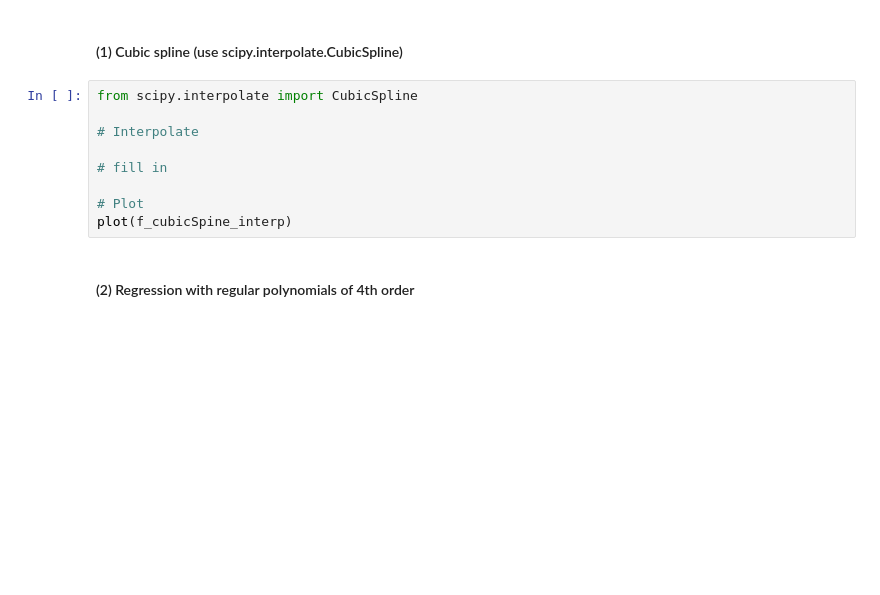
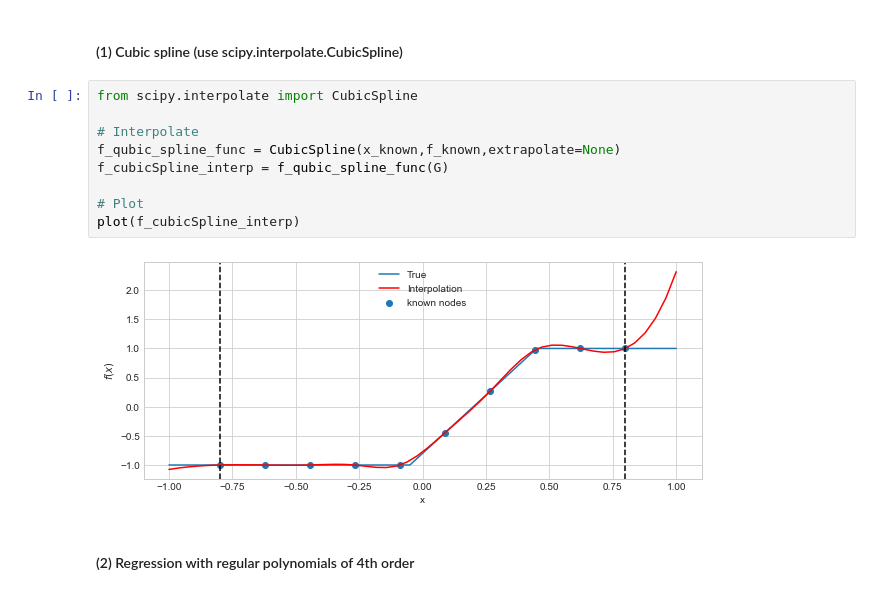
Before and after one commit to FrederikDegn/dp_ucph, a Jupyter notebook: 1_theory_tools/exercises/ex_ante/08_function_approx.ipynb, the cells around one changed output. Cells and saved outputs as stored; diff of their text form; blank space fills up the shorter version.

```diff
--- a/1_theory_tools/exercises/ex_ante/08_function_approx.ipynb
+++ b/1_theory_tools/exercises/ex_ante/08_function_approx.ipynb
@@ -75,12 +77,14 @@ plot(f_linear_interp)
 # %%
 from scipy.interpolate import CubicSpline
 
 # Interpolate
-
-# fill in
+f_qubic_spline_func = CubicSpline(x_known,f_known,extrapolate=None)
+f_cubicSpline_interp = f_qubic_spline_func(G)
 
 # Plot
-plot(f_cubicSpine_interp)
+plot(f_cubicSpline_interp)
+# %% [output]
+[figure, added]
 # %% [markdown]
 #### (2) Regression with regular polynomials of 4th order
 # %%
```
Also changed, not shown: parts of 6 cells of this notebook, 2 other files.
